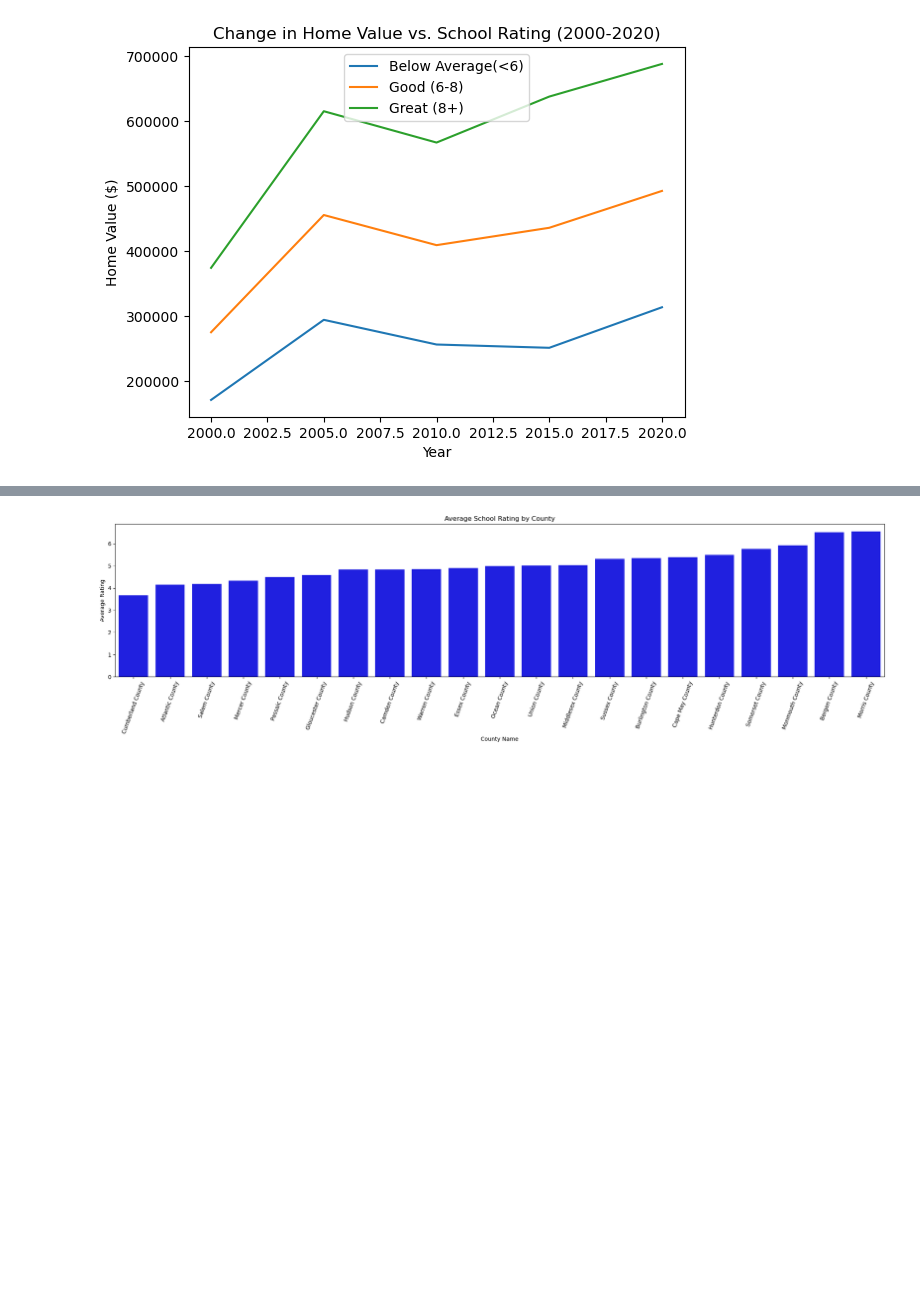
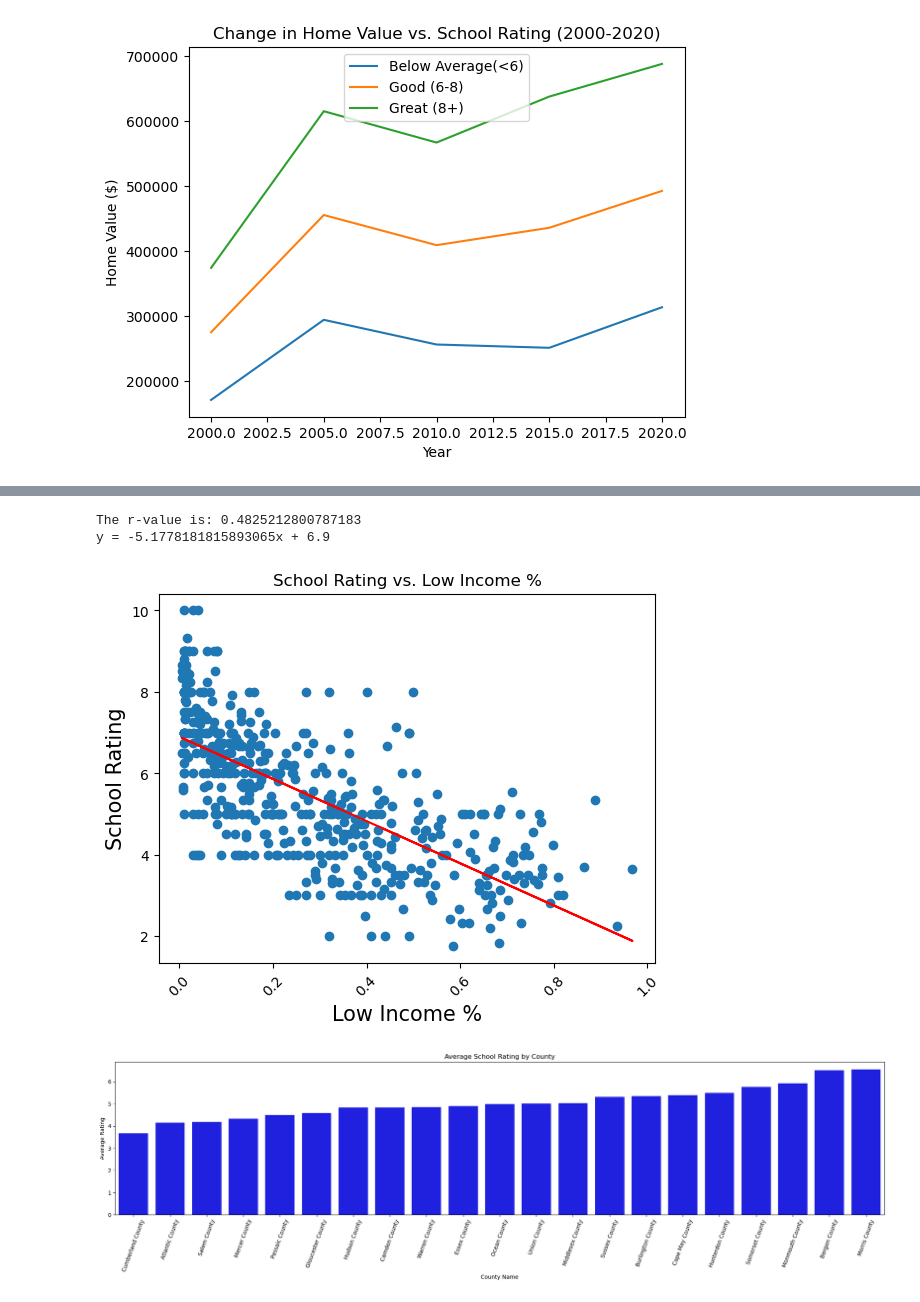
Before and after one commit to tlochan/ProjectOne, a Jupyter notebook: Home Value versus School Rating (NJ).ipynb, the cells around one changed output, grey strips where cells are left out. Drawn from its saved outputs; the diff is of its cells as text; code cells hidden in the pictures; blank space fills up the shorter version.

```diff
--- a/Home Value versus School Rating (NJ).ipynb
+++ b/Home Value versus School Rating (NJ).ipynb
@@ -470,3 +484,37 @@ plt.show()
+# %%
+# 2021 has some missing values - drop those for continuity
+missing_2021_df = summaryDf.dropna(subset=['2020 Avg. Home Value', 'School Rating'])
+
+# Define x and y values
+x_values = missing_2021_df['Low Income %']
+y_values = missing_2021_df['School Rating']
+
+# Define a function to create Linear Regression plots
+(slope, intercept, rvalue, pvalue, stderr) = linregress(x_values, y_values)
+regress_values = x_values * slope + intercept
+
+# Find y = mx + b
+line_eq = "y = " + str(slope) + "x + " + str(round(intercept, 2))
+
+# Create plot
+plt.scatter(x_values, y_values)
+plt.plot(x_values, regress_values, "r-")
+
+plt.title("School Rating vs. Low Income %")
+plt.xlabel("Low Income %")
+plt.ylabel("School Rating")
+plt.ticklabel_format(style='plain')
+plt.xticks(rotation=45)
+
+print(f"The r-value is: {rvalue**2}")
+print(line_eq)
+plt.figsize=(10,6)
+plt.savefig("Outputs/school_rating_vs_Low_income.png", bbox_inches='tight')
+plt.show()
+# %% [output]
+The r-value is: 0.4825212800787183
+y = -5.1778181815893065x + 6.9
+[figure, added]
 # %%
 # Grouping by the county and average school ranking
 import seaborn as sns
```
Also changed, not shown: parts of 15 cells of this notebook, 2 other files.
